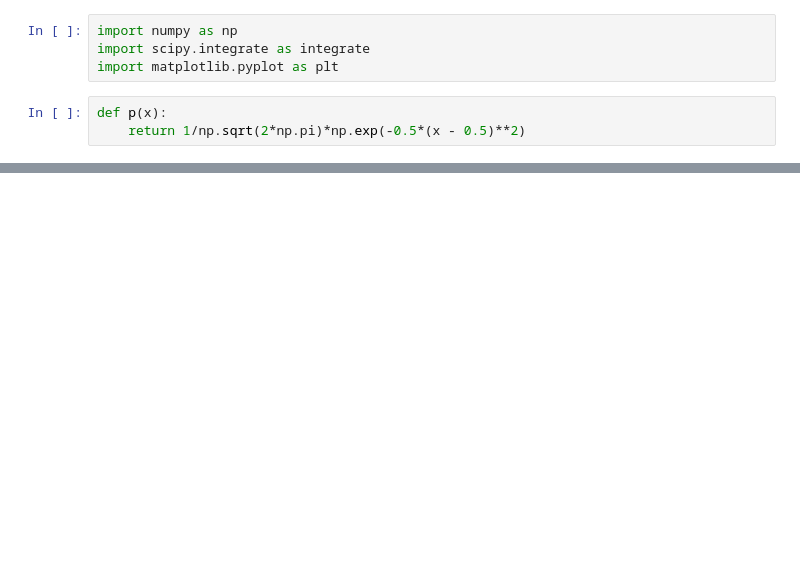
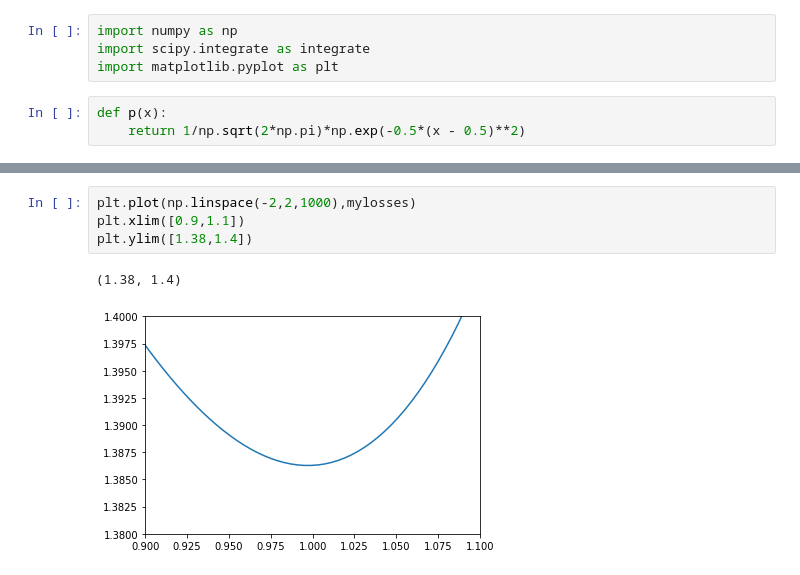
Before and after one commit to krishdesai7/SymmetryDiscovery, a Jupyter notebook: SymmetryGAN/Plotting Loss Functions.ipynb, the cells around one changed output, grey strips where cells are left out. Saved outputs shown, nothing was run; the diff lists cells and outputs as text; blank space fills up the shorter version.

```diff
--- a/SymmetryGAN/Plotting Loss Functions.ipynb
+++ b/SymmetryGAN/Plotting Loss Functions.ipynb
@@ -45,0 +39,7 @@ plt.plot(np.linspace(-1, 2), loss)
+# %%
+plt.plot(np.linspace(-2,2,1000),mylosses)
+plt.xlim([0.9,1.1])
+plt.ylim([1.38,1.4])
+# %% [output]
+(1.38, 1.4)
+[figure, added]
```
Also changed, not shown: parts of 7 cells of this notebook, 1 other file.
